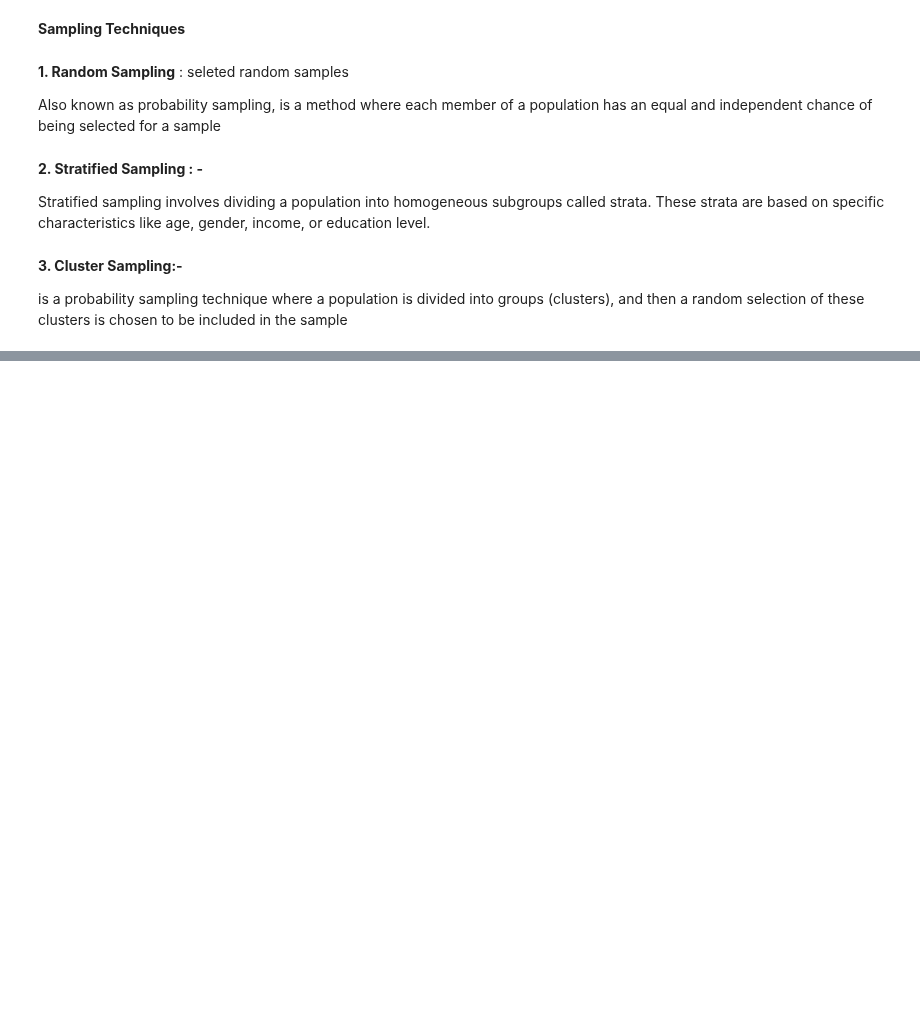
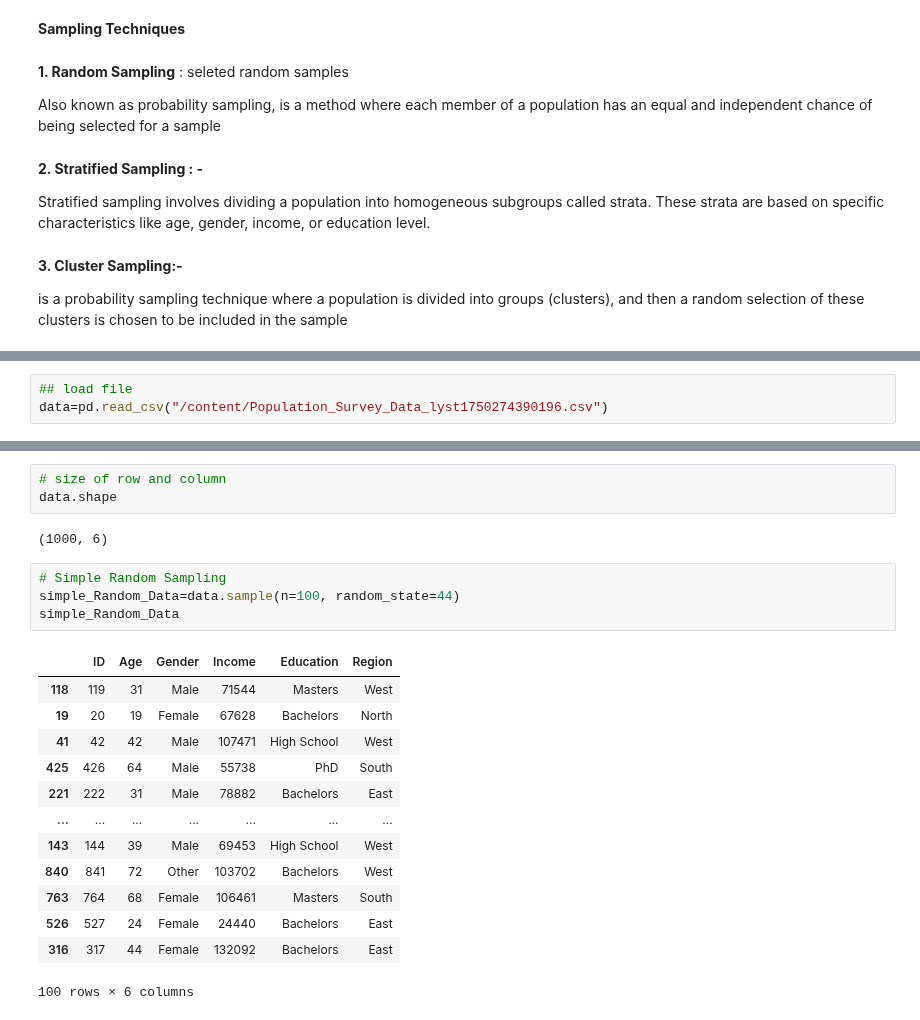
Before and after one commit to Rishabh9559/Data_science, a Jupyter notebook: Phase 1 Statistical Foundations for Data Science/Descriptive_Statistices.ipynb, the cells around one changed output, grey strips where cells are left out. Drawn from its saved outputs; the diff is of its cells as text; blank space fills up the shorter version.

```diff
--- a/Phase 1 Statistical Foundations for Data Science/Descriptive_Statistices.ipynb
+++ b/Phase 1 Statistical Foundations for Data Science/Descriptive_Statistices.ipynb
@@ -22,0 +40,3 @@ is a probability sampling technique where a population is divided into groups (c
+# %%
+## load file
+data=pd.read_csv("/content/Population_Survey_Data_lyst1750274390196.csv")
@@ -22,0 +83,23 @@ is a probability sampling technique where a population is divided into groups (c
+# %%
+# size of row and column
+data.shape
+# %% [output]
+(1000, 6)
+# %%
+# Simple Random Sampling
+simple_Random_Data=data.sample(n=100, random_state=44)
+simple_Random_Data
+# %% [output]
+|  | ID | Age | Gender | Income | Education | Region |
+| 118 | 119 | 31 | Male | 71544 | Masters | West |
+| 19 | 20 | 19 | Female | 67628 | Bachelors | North |
+| 41 | 42 | 42 | Male | 107471 | High School | West |
+| 425 | 426 | 64 | Male | 55738 | PhD | South |
+| 221 | 222 | 31 | Male | 78882 | Bachelors | East |
+| ... | ... | ... | ... | ... | ... | ... |
+| 143 | 144 | 39 | Male | 69453 | High School | West |
+| 840 | 841 | 72 | Other | 103702 | Bachelors | West |
+| 763 | 764 | 68 | Female | 106461 | Masters | South |
+| 526 | 527 | 24 | Female | 24440 | Bachelors | East |
+| 316 | 317 | 44 | Female | 132092 | Bachelors | East |
+100 rows × 6 columns
```
Also changed, not shown: parts of 6 cells of this notebook.
